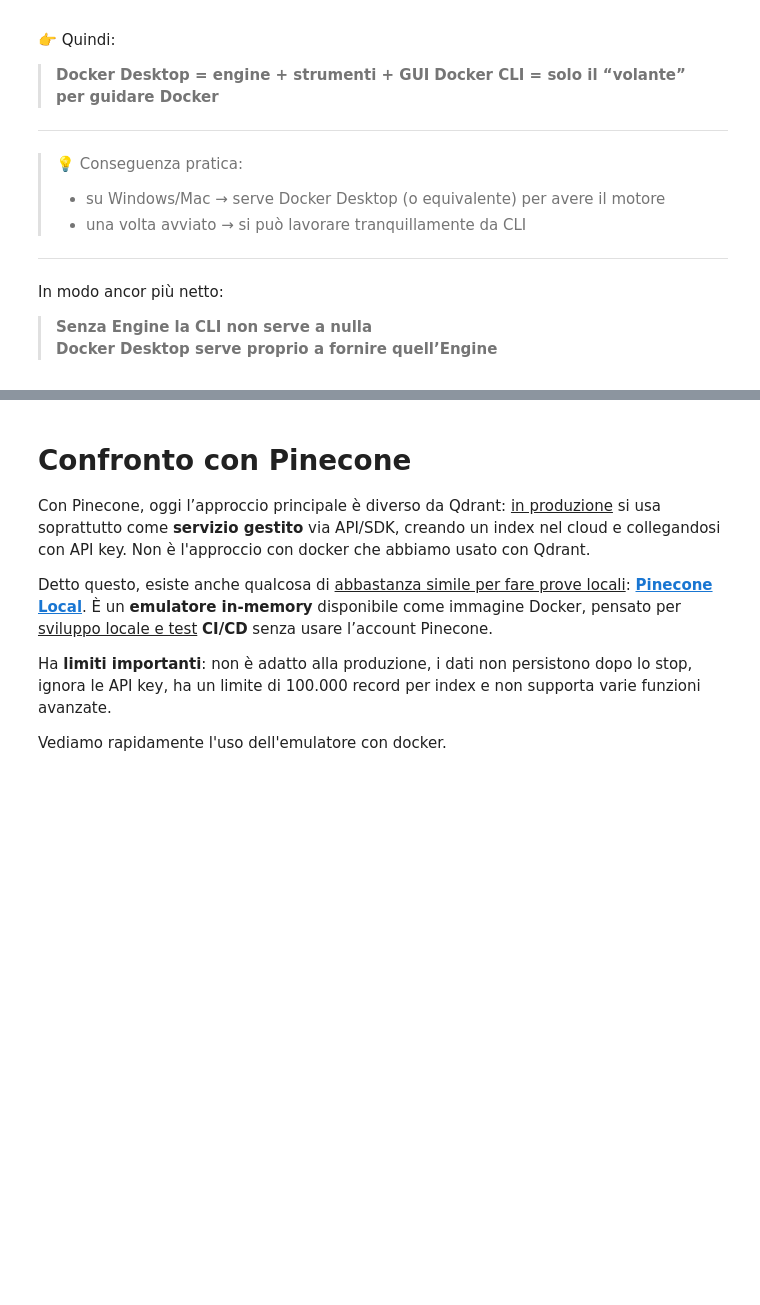
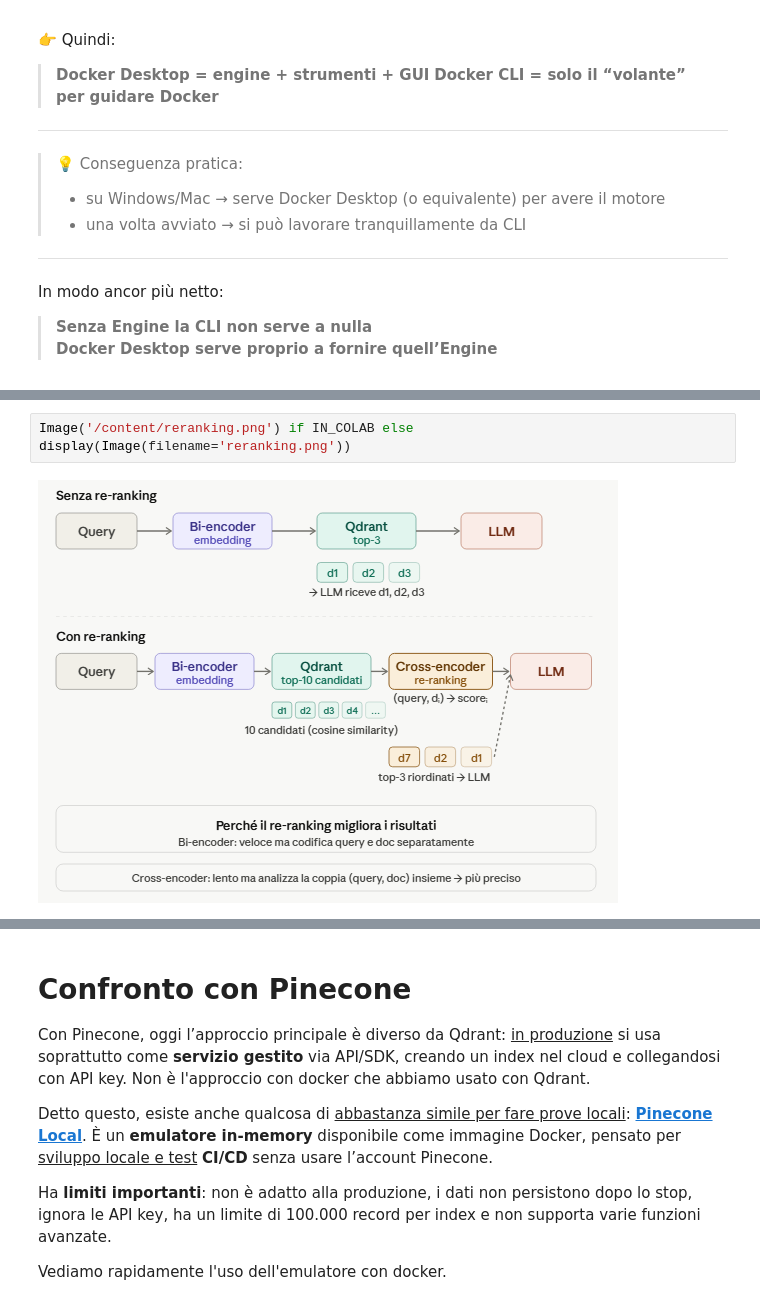
Before and after one commit to antonio-corsi/Ultimo-Corso-RAG-Embed-FT, a Jupyter notebook: Introduzione_RAG.ipynb, the cells around one changed output, grey strips where cells are left out. Drawn from its saved outputs; the diff is of its cells as text; blank space fills up the shorter version.

```diff
--- a/Introduzione_RAG.ipynb
+++ b/Introduzione_RAG.ipynb
@@ -6082,0 +6638,4 @@ In modo ancor più netto:
+# %%
+Image('/content/reranking.png') if IN_COLAB else display(Image(filename='reranking.png'))
+# %% [output]
+[figure, added]
```
Also changed, not shown: parts of 71 cells of this notebook, 2 other files.
